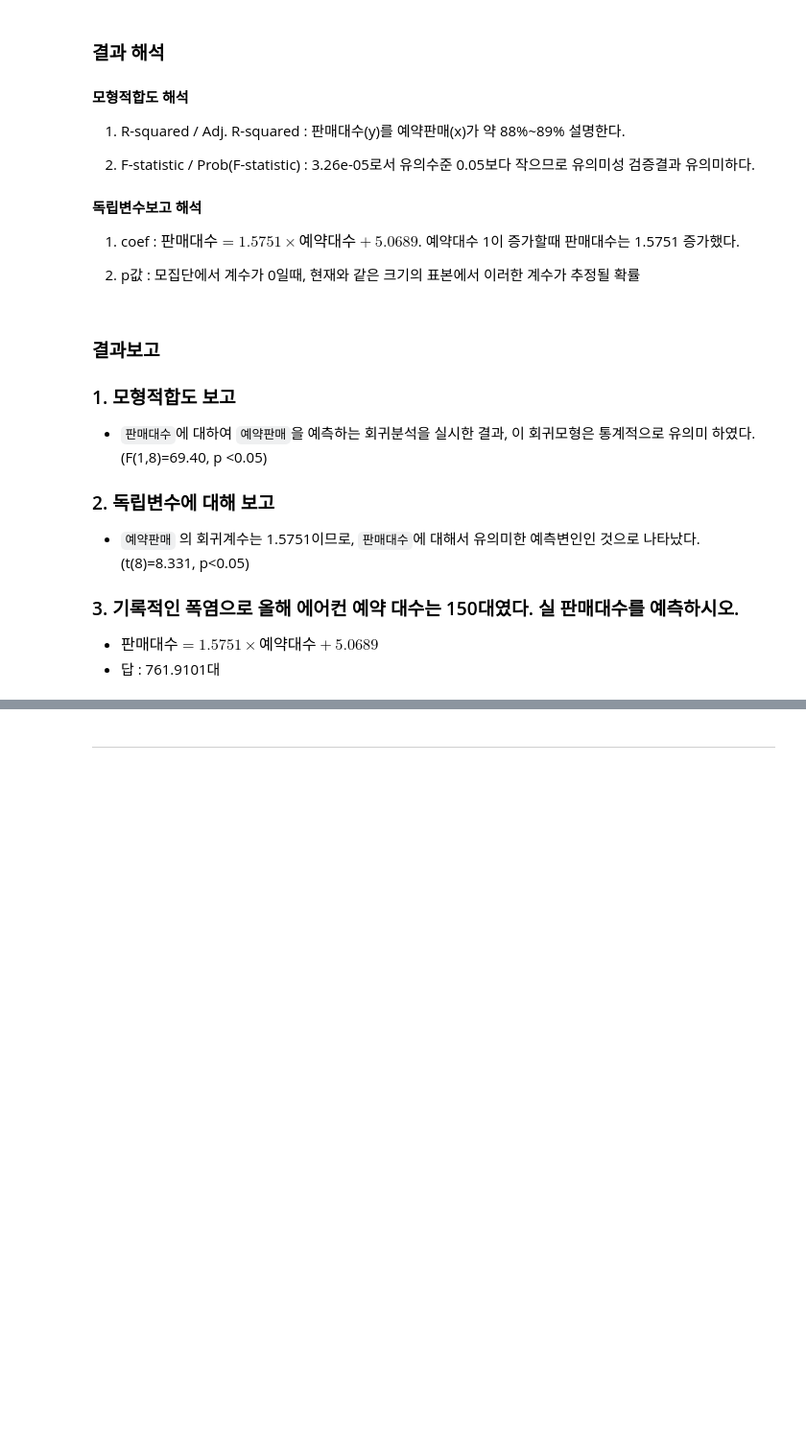
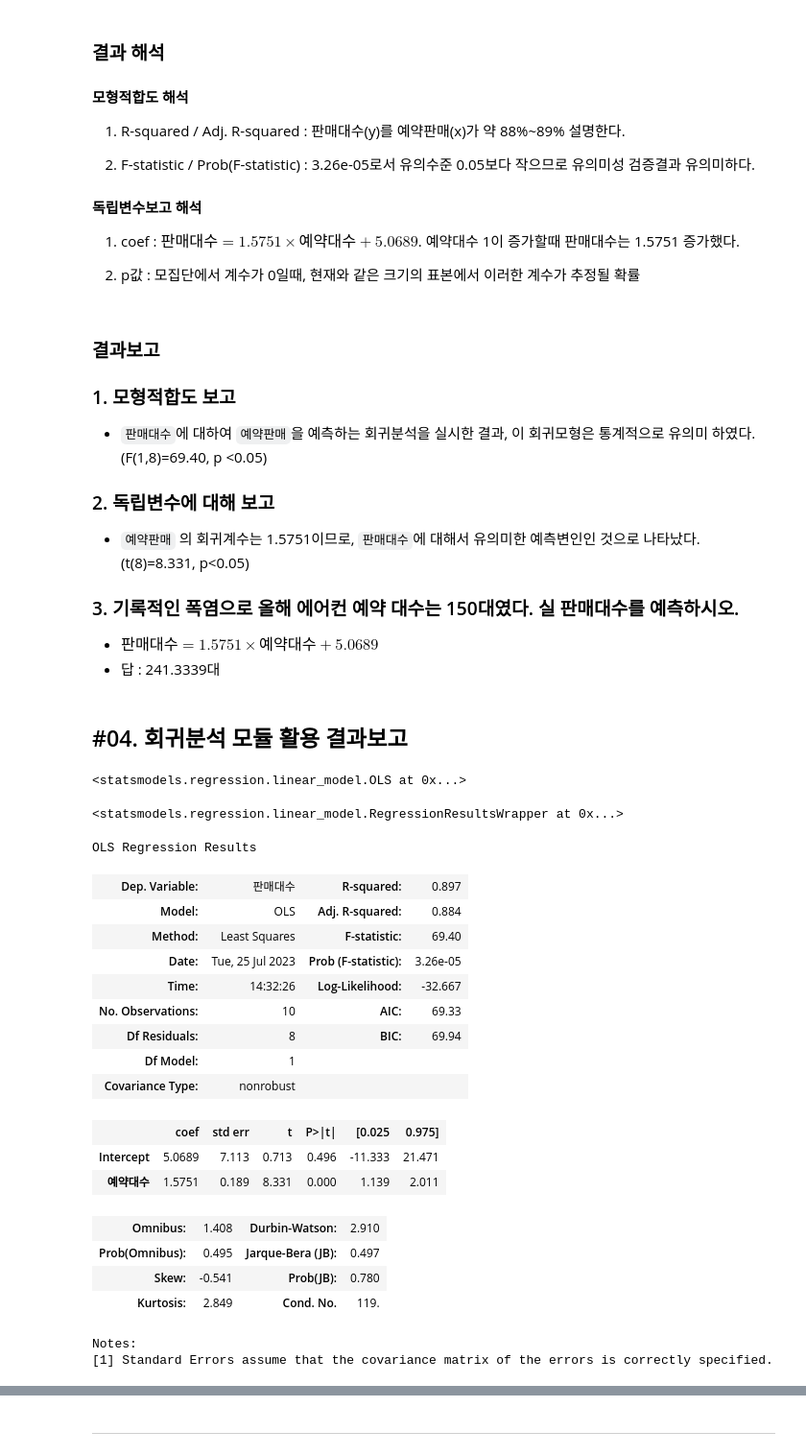
Before and after one commit to Jeeunun/Data_analysis_education_Closed, a Jupyter notebook: data_analysis/E.확증적_데이터_분석/04_회귀분석/연습문제.ipynb, the cells around one changed output, grey strips where cells are left out. Shown at 96% size. Cells and saved outputs as stored; diff of their text form; code cells hidden in the pictures; blank space fills up the shorter version.

```diff
--- a/data_analysis/E.확증적_데이터_분석/04_회귀분석/연습문제.ipynb
+++ b/data_analysis/E.확증적_데이터_분석/04_회귀분석/연습문제.ipynb
@@ -231,4 +287,38 @@ Notes:
 
 ### 3. 기록적인 폭염으로 올해 에어컨 예약 대수는 150대였다. 실 판매대수를 예측하시오.
 - $판매대수 = 1.5751 \times 예약대수 + 5.0689$
-- 답 : 761.9101대
+- 답 : 241.3339대
+# %% [markdown]
+## #04. 회귀분석 모듈 활용 결과보고
+# %%
+model, fit, summmary, table, result, goodness, varstr = ext_ols(df2, x='예약대수', y='판매대수')
+# %%
+model
+# %% [output]
+<statsmodels.regression.linear_model.OLS at 0x...>
+# %%
+fit
+# %% [output]
+<statsmodels.regression.linear_model.RegressionResultsWrapper at 0x...>
+# %%
+summmary
+# %% [output]
+OLS Regression Results
+| Dep. Variable: | 판매대수 | R-squared: | 0.897 |
+| Model: | OLS | Adj. R-squared: | 0.884 |
+| Method: | Least Squares | F-statistic: | 69.40 |
+| Date: | Tue, 25 Jul 2023 | Prob (F-statistic): | 3.26e-05 |
+| Time: | 14:32:26 | Log-Likelihood: | -32.667 |
+| No. Observations: | 10 | AIC: | 69.33 |
+| Df Residuals: | 8 | BIC: | 69.94 |
+| Df Model: | 1 |  |  |
+| Covariance Type: | nonrobust |  |  |
+|  | coef | std err | t | P>|t| | [0.025 | 0.975] |
+| Intercept | 5.0689 | 7.113 | 0.713 | 0.496 | -11.333 | 21.471 |
+| 예약대수 | 1.5751 | 0.189 | 8.331 | 0.000 | 1.139 | 2.011 |
+| Omnibus: | 1.408 | Durbin-Watson: | 2.910 |
+| Prob(Omnibus): | 0.495 | Jarque-Bera (JB): | 0.497 |
+| Skew: | -0.541 | Prob(JB): | 0.780 |
+| Kurtosis: | 2.849 | Cond. No. | 119. |
+Notes:
+[1] Standard Errors assume that the covariance matrix of the errors is correctly specified.
```
Also changed, not shown: parts of 30 cells of this notebook, 2 other files.
